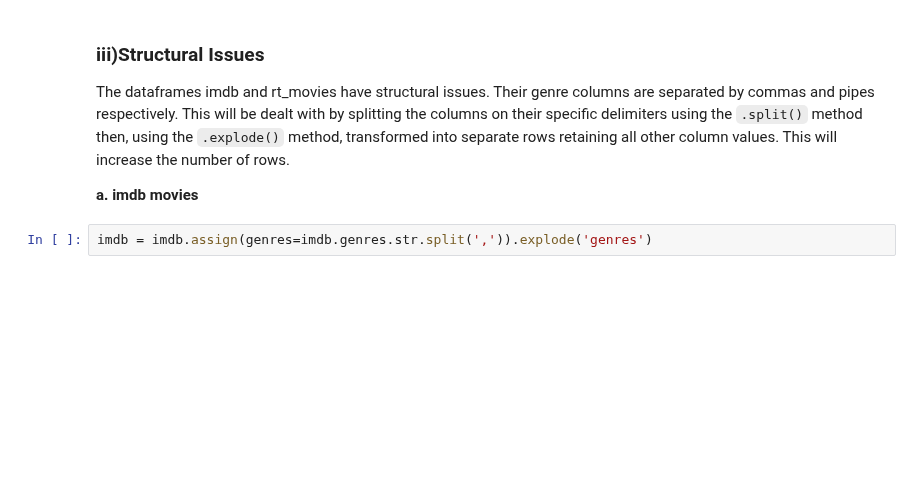
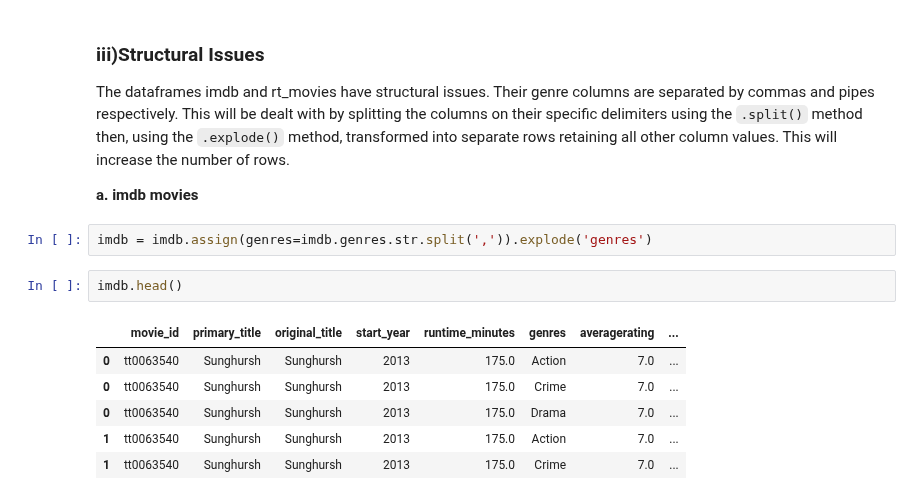
Before and after one commit to clydeochieng/dsc-phase-1-project-v2-4, a Jupyter notebook: student.ipynb, the cells around one changed output. Saved outputs shown, nothing was run; the diff lists cells and outputs as text; blank space fills up the shorter version.

```diff
--- a/student.ipynb
+++ b/student.ipynb
@@ -703,3 +703,12 @@ The dataframes imdb and rt_movies have structural issues. Their genre columns ar
 **a. imdb movies**
 # %%
 imdb = imdb.assign(genres=imdb.genres.str.split(',')).explode('genres')
+# %%
+imdb.head()
+# %% [output]
+|  | movie_id | primary_title | original_title | start_year | runtime_minutes | genres | averagerating | ... |
+| 0 | tt0063540 | Sunghursh | Sunghursh | 2013 | 175.0 | Action | 7.0 | ... |
+| 0 | tt0063540 | Sunghursh | Sunghursh | 2013 | 175.0 | Crime | 7.0 | ... |
+| 0 | tt0063540 | Sunghursh | Sunghursh | 2013 | 175.0 | Drama | 7.0 | ... |
+| 1 | tt0063540 | Sunghursh | Sunghursh | 2013 | 175.0 | Action | 7.0 | ... |
+| 1 | tt0063540 | Sunghursh | Sunghursh | 2013 | 175.0 | Crime | 7.0 | ... |
```
